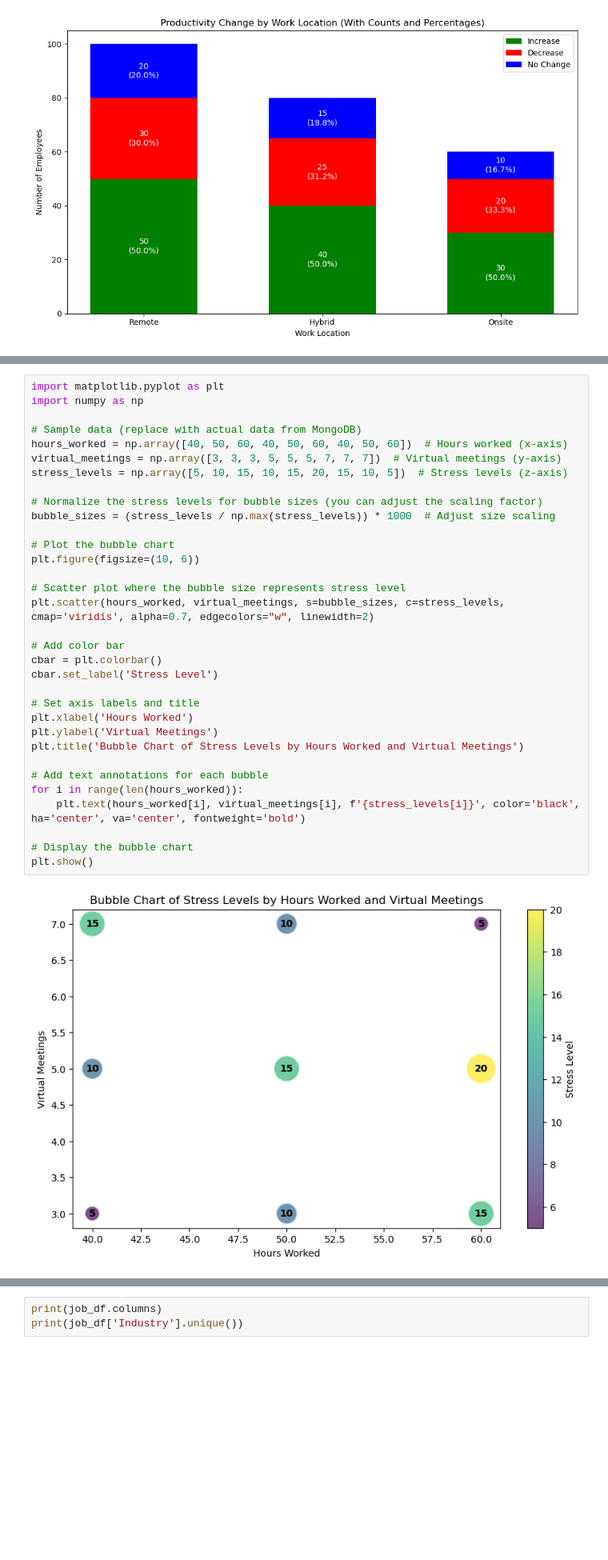
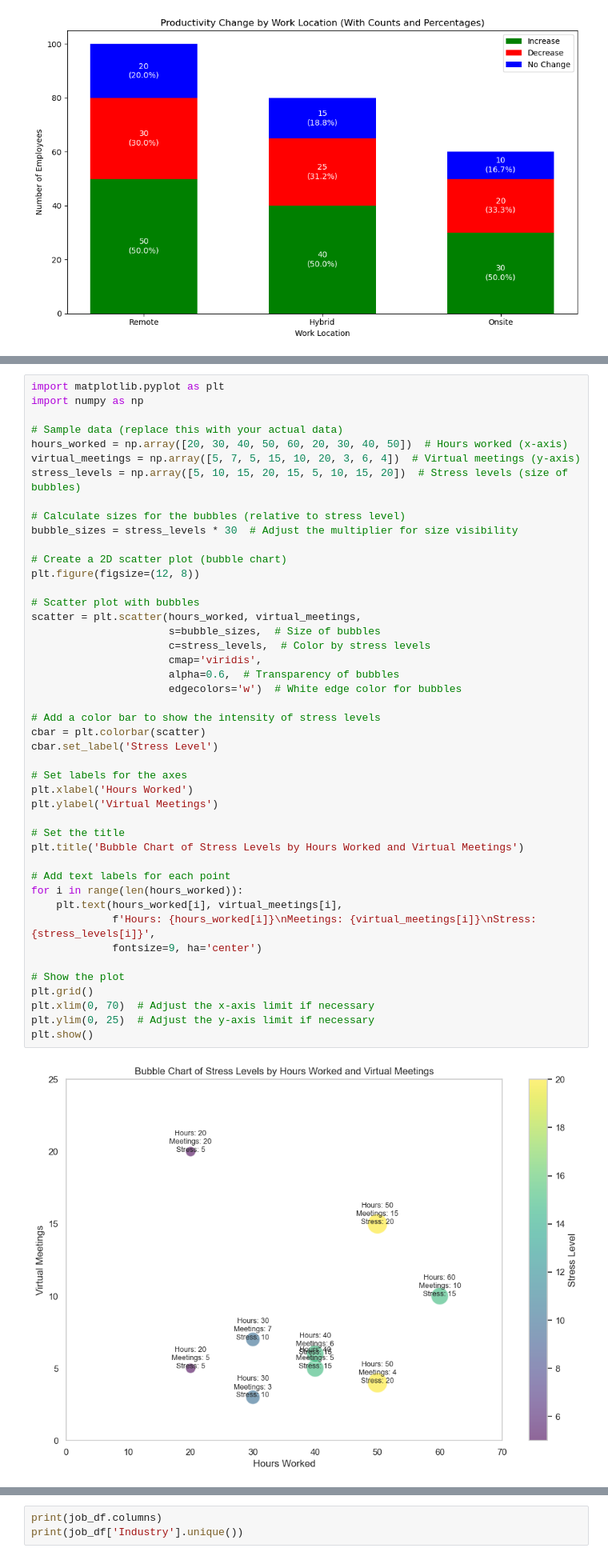
Before and after one commit to faiyted/Project3, a Jupyter notebook: dataset.ipynb, the cells around one changed output, grey strips where cells are left out. Shown: that part at 80% size. Saved outputs shown, nothing was run; the diff lists cells and outputs as text; blank space fills up the shorter version.

```diff
--- a/dataset.ipynb
+++ b/dataset.ipynb
@@ -613,38 +646,50 @@ results = collection.aggregate(pipeline)
 # %%
 import matplotlib.pyplot as plt
 import numpy as np
 
-# Sample data (replace with actual data from MongoDB)
-hours_worked = np.array([40, 50, 60, 40, 50, 60, 40, 50, 60])  # Hours worked (x-axis)
-virtual_meetings = np.array([3, 3, 3, 5, 5, 5, 7, 7, 7])  # Virtual meetings (y-axis)
-stress_levels = np.array([5, 10, 15, 10, 15, 20, 15, 10, 5])  # Stress levels (z-axis)
+# Sample data (replace this with your actual data)
+hours_worked = np.array([20, 30, 40, 50, 60, 20, 30, 40, 50])  # Hours worked (x-axis)
+virtual_meetings = np.array([5, 7, 5, 15, 10, 20, 3, 6, 4])  # Virtual meetings (y-axis)
+stress_levels = np.array([5, 10, 15, 20, 15, 5, 10, 15, 20])  # Stress levels (size of bubbles)
 
-# Normalize the stress levels for bubble sizes (you can adjust the scaling factor)
-bubble_sizes = (stress_levels / np.max(stress_levels)) * 1000  # Adjust size scaling
+# Calculate sizes for the bubbles (relative to stress level)
+bubble_sizes = stress_levels * 30  # Adjust the multiplier for size visibility
 
-# Plot the bubble chart
-plt.figure(figsize=(10, 6))
+# Create a 2D scatter plot (bubble chart)
+plt.figure(figsize=(12, 8))
 
-# Scatter plot where the bubble size represents stress level
-plt.scatter(hours_worked, virtual_meetings, s=bubble_sizes, c=stress_levels, cmap='viridis', alpha=0.7, edgecolors="w", linewidth=2)
+# Scatter plot with bubbles
+scatter = plt.scatter(hours_worked, virtual_meetings,
+                      s=bubble_sizes,  # Size of bubbles
+                      c=stress_levels,  # Color by stress levels
+                      cmap='viridis',
+                      alpha=0.6,  # Transparency of bubbles
+                      edgecolors='w')  # White edge color for bubbles
 
-# Add color bar
-cbar = plt.colorbar()
+# Add a color bar to show the intensity of stress levels
+cbar = plt.colorbar(scatter)
 cbar.set_label('Stress Level')
 
-# Set axis labels and title
+# Set labels for the axes
 plt.xlabel('Hours Worked')
 plt.ylabel('Virtual Meetings')
+
+# Set the title
 plt.title('Bubble Chart of Stress Levels by Hours Worked and Virtual Meetings')
 
-# Add text annotations for each bubble
+# Add text labels for each point
 for i in range(len(hours_worked)):
-    plt.text(hours_worked[i], virtual_meetings[i], f'{stress_levels[i]}', color='black', ha='center', va='center', fontweight='bold')
+    plt.text(hours_worked[i], virtual_meetings[i],
+             f'Hours: {hours_worked[i]}\nMeetings: {virtual_meetings[i]}\nStress: {stress_levels[i]}',
+             fontsize=9, ha='center')
 
-# Display the bubble chart
+# Show the plot
+plt.grid()
+plt.xlim(0, 70)  # Adjust the x-axis limit if necessary
+plt.ylim(0, 25)  # Adjust the y-axis limit if necessary
 plt.show()
 # %% [output]
-[figure, old version]
+[figure, new version]
 # %%
 # Write an aggregation query that counts the number of documents, grouped by "Country", then "classification"
 group_query = {'$group': {'_id': {"Industry": "$Industry",
```
Also changed, not shown: parts of 14 cells of this notebook.
